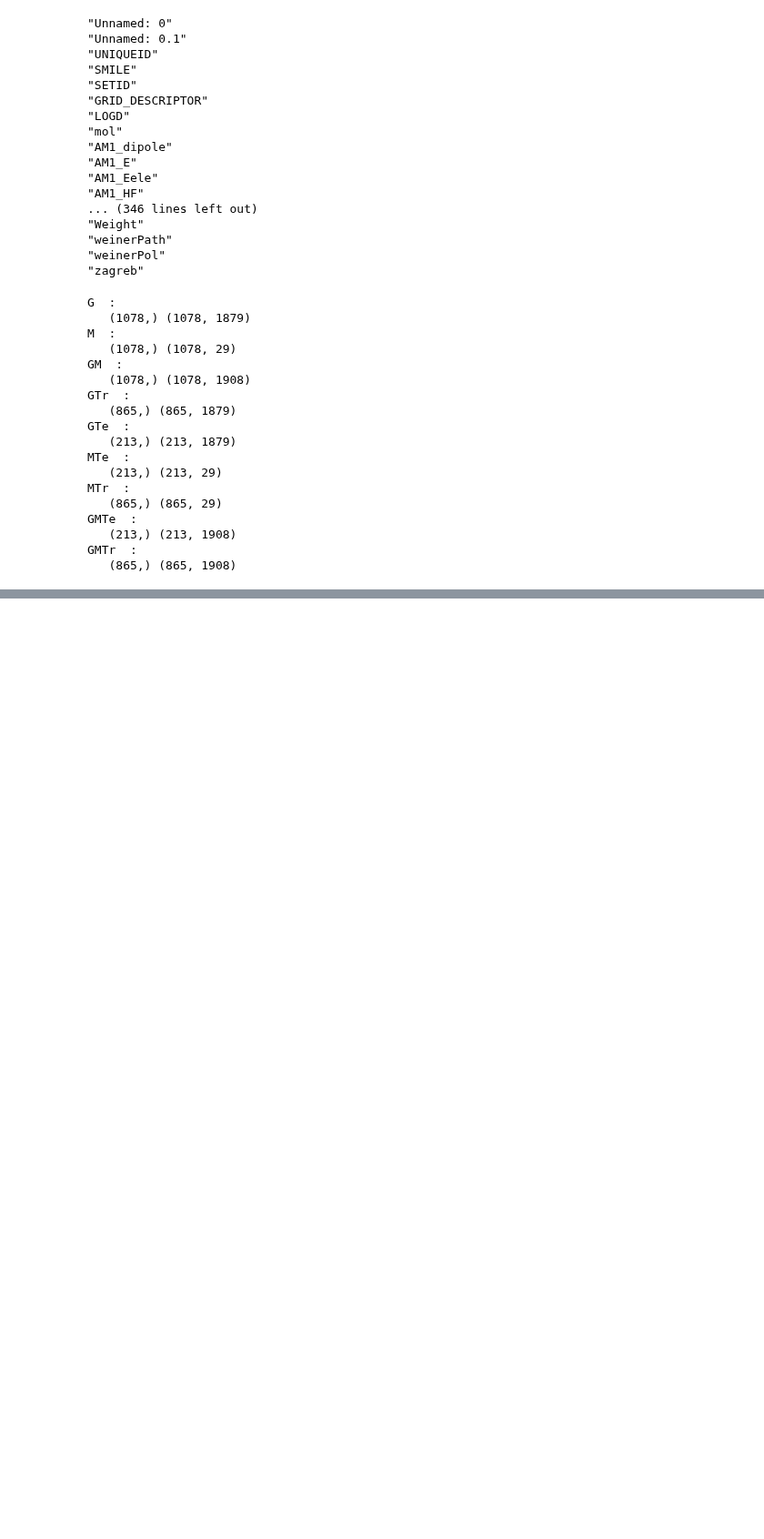
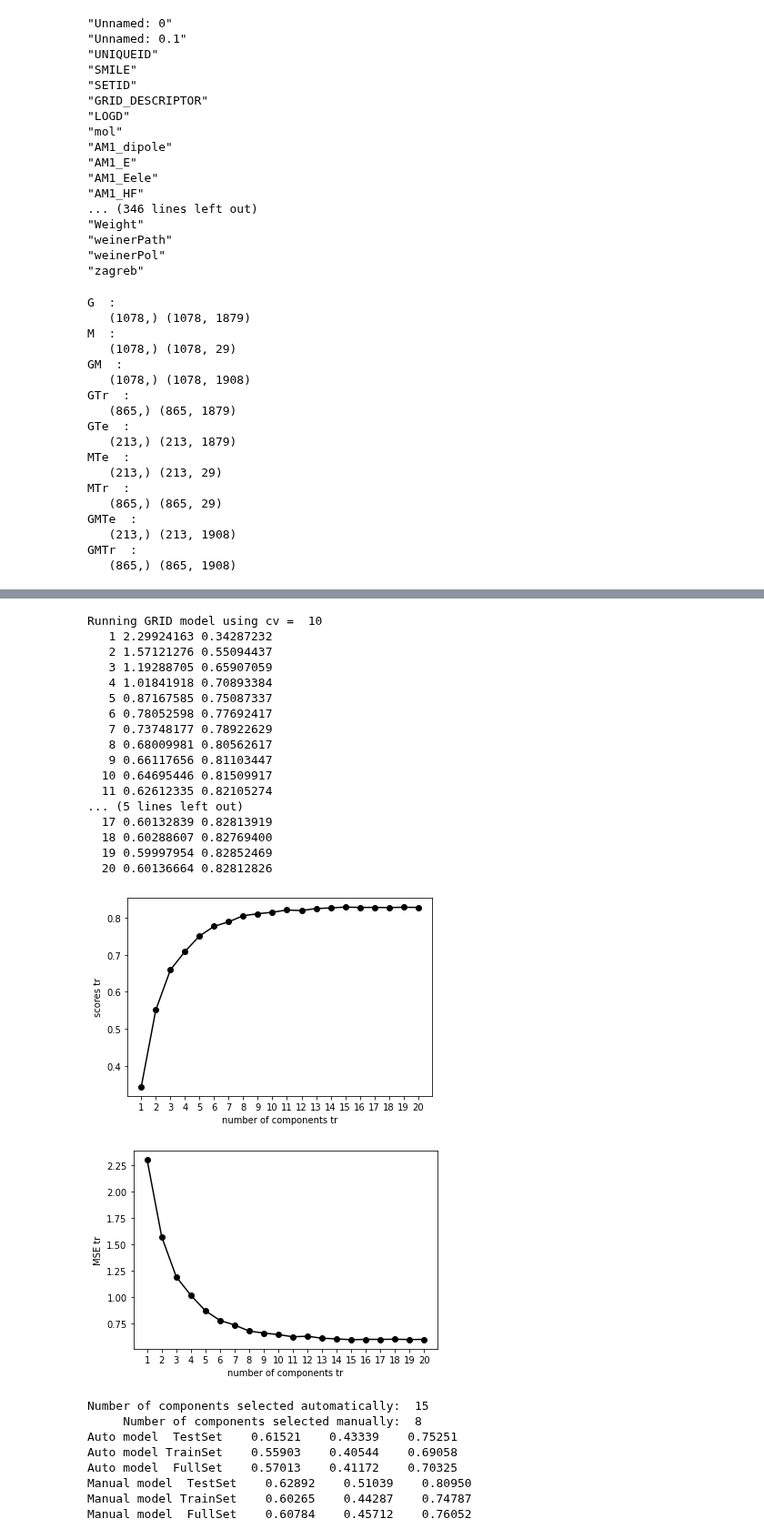
Before and after one commit to lstorchi/mllogdp, a Jupyter notebook: descriptors_MOEandGRID.ipynb, the cells around one changed output, grey strips where cells are left out. Shown at 91% size. Cells and saved outputs as stored; diff of their text form; code cells hidden in the pictures; blank space fills up the shorter version.

```diff
--- a/descriptors_MOEandGRID.ipynb
+++ b/descriptors_MOEandGRID.ipynb
@@ -284,0 +320,35 @@ Manual model  FullSet    0.25263    0.32113    0.40854
+# %%
+trname = "MTr"
+tename = "MTe"
+manualcomp = 8
+cvlist = 10
+
+mainrunpls (X, Y, trname, tename, manualcomp, cvlist, 20)
+# %% [output]
+Running GRID model using cv =  10
+   1 2.29924163 0.34287232
+   2 1.57121276 0.55094437
+   3 1.19288705 0.65907059
+   4 1.01841918 0.70893384
+   5 0.87167585 0.75087337
+   6 0.78052598 0.77692417
+   7 0.73748177 0.78922629
+   8 0.68009981 0.80562617
+   9 0.66117656 0.81103447
+  10 0.64695446 0.81509917
+  11 0.62612335 0.82105274
+... (5 lines left out)
+  17 0.60132839 0.82813919
+  18 0.60288607 0.82769400
+  19 0.59997954 0.82852469
+  20 0.60136664 0.82812826
+[figure, added]
+[figure, added]
+Number of components selected automatically:  15
+     Number of components selected manually:  8
+Auto model  TestSet    0.61521    0.43339    0.75251
+Auto model TrainSet    0.55903    0.40544    0.69058
+Auto model  FullSet    0.57013    0.41172    0.70325
+Manual model  TestSet    0.62892    0.51039    0.80950
+Manual model TrainSet    0.60265    0.44287    0.74787
+Manual model  FullSet    0.60784    0.45712    0.76052
```
Also changed, not shown: parts of 5 cells of this notebook, 1 other file.
